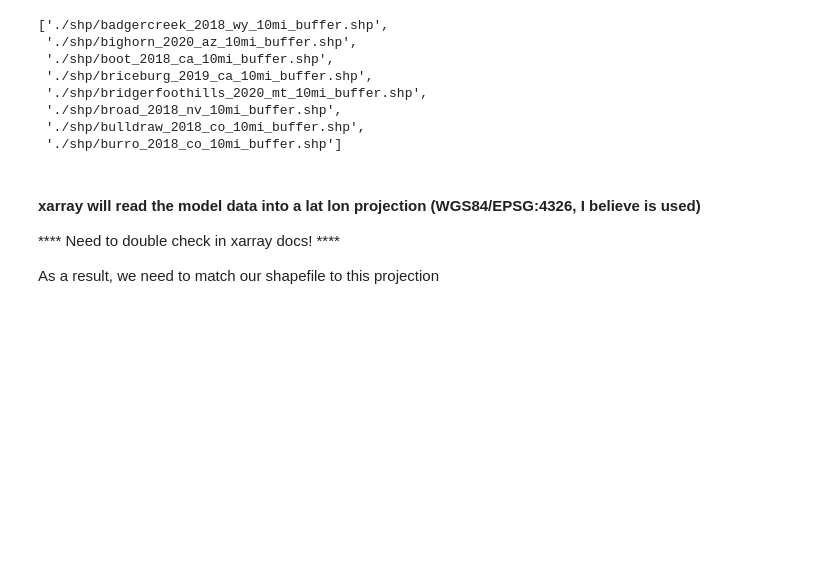
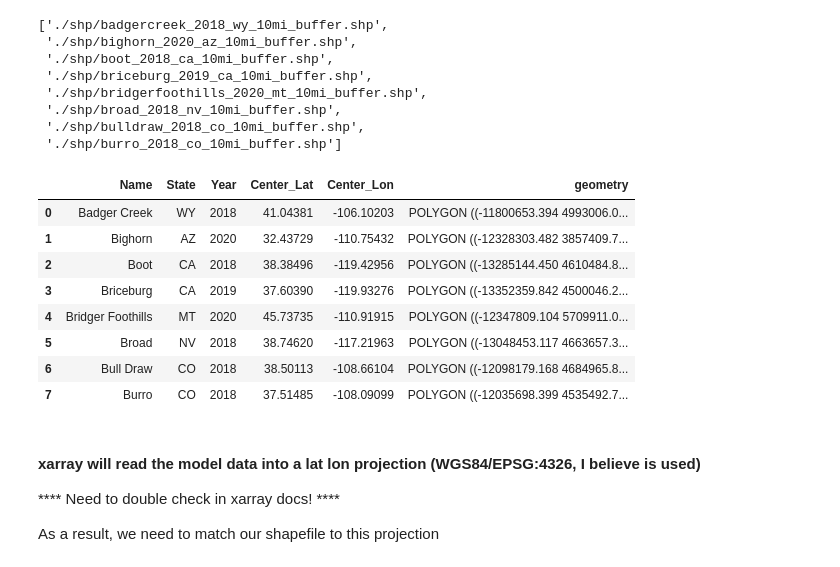
Before and after one commit to m-wessler/fire-qpf, a Jupyter notebook: nbm_qpf_shapefile_stats.ipynb, the cells around one changed output. Cells and saved outputs as stored; diff of their text form; code cells hidden in the pictures; blank space fills up the shorter version.

```diff
--- a/nbm_qpf_shapefile_stats.ipynb
+++ b/nbm_qpf_shapefile_stats.ipynb
@@ -41,10 +41,21 @@ shapefiles
 # %%
 # Read each file into a geopandas dataset using list comprehension
 # Then concatenate that list into a single Pandas DataFrame
 polygons = pd.concat([gpd.read_file(file) for file in shapefiles])
 
 # Reindex the polygons with unique ids
 polygons = polygons.reset_index().drop(columns=['index', 'Id'])
+polygons
+# %% [output]
+|  | Name | State | Year | Center_Lat | Center_Lon | geometry |
+| 0 | Badger Creek | WY | 2018 | 41.04381 | -106.10203 | POLYGON ((-11800653.394 4993006.0... |
+| 1 | Bighorn | AZ | 2020 | 32.43729 | -110.75432 | POLYGON ((-12328303.482 3857409.7... |
+| 2 | Boot | CA | 2018 | 38.38496 | -119.42956 | POLYGON ((-13285144.450 4610484.8... |
+| 3 | Briceburg | CA | 2019 | 37.60390 | -119.93276 | POLYGON ((-13352359.842 4500046.2... |
+| 4 | Bridger Foothills | MT | 2020 | 45.73735 | -110.91915 | POLYGON ((-12347809.104 5709911.0... |
+| 5 | Broad | NV | 2018 | 38.74620 | -117.21963 | POLYGON ((-13048453.117 4663657.3... |
+| 6 | Bull Draw | CO | 2018 | 38.50113 | -108.66104 | POLYGON ((-12098179.168 4684965.8... |
+| 7 | Burro | CO | 2018 | 37.51485 | -108.09099 | POLYGON ((-12035698.399 4535492.7... |
 # %% [markdown]
 #### xarray will read the model data into a lat lon projection (WGS84/EPSG:4326, I believe is used)
 **** Need to double check in xarray docs! ****<br>
```
Also changed, not shown: parts of 5 cells of this notebook.
